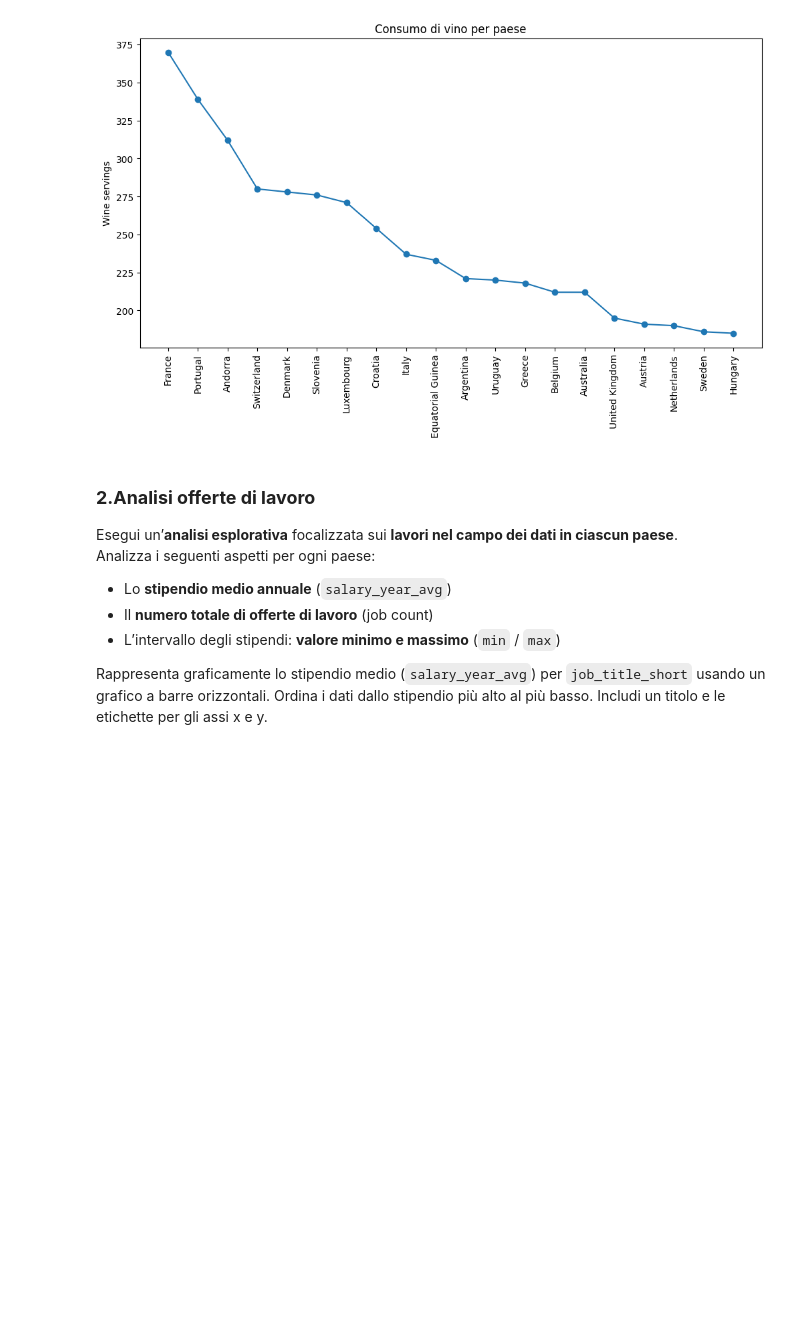
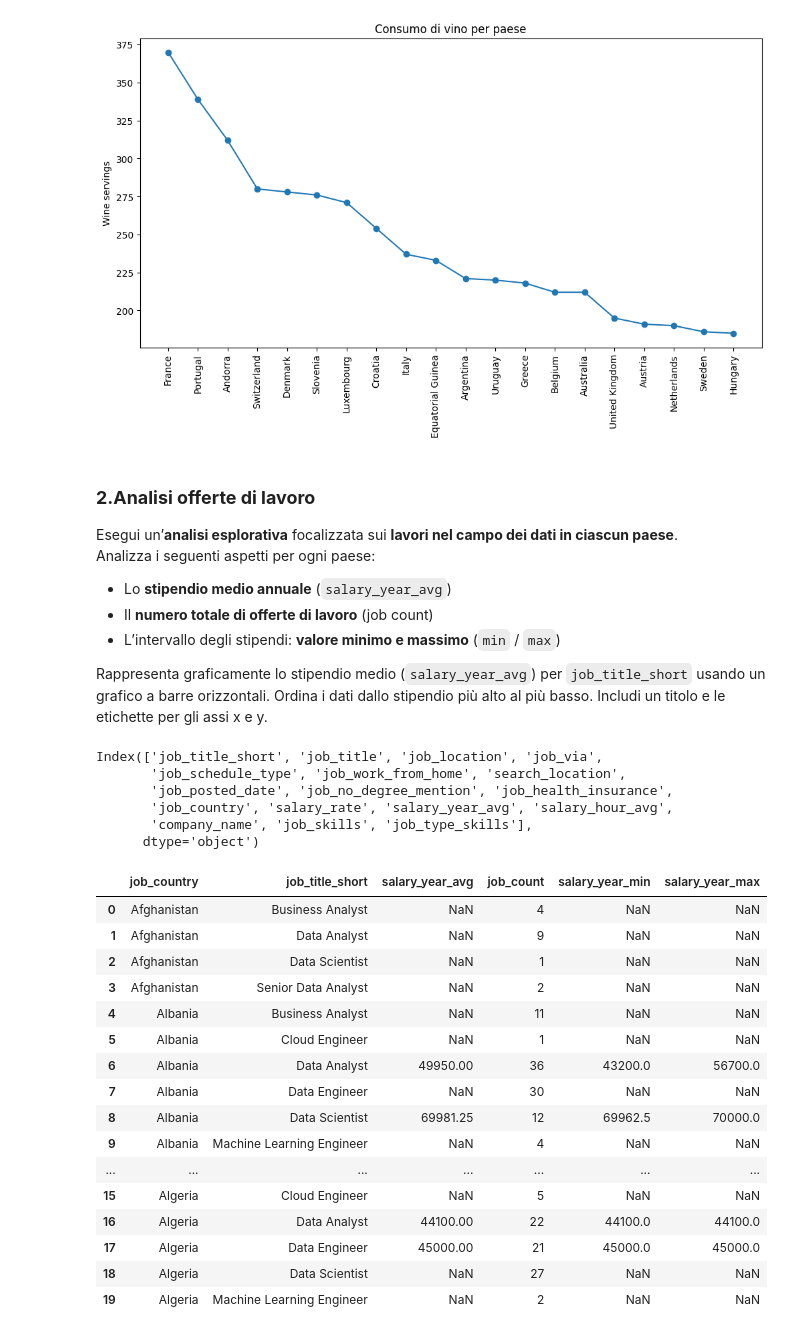
Before and after one commit to lisacontardo/Lab_2, a Jupyter notebook: 3_Esercizi_lez_3.ipynb, the cells around one changed output. Saved outputs shown, nothing was run; the diff lists cells and outputs as text; code cells hidden in the pictures; blank space fills up the shorter version.

```diff
--- a/3_Esercizi_lez_3.ipynb
+++ b/3_Esercizi_lez_3.ipynb
@@ -130,17 +130,44 @@ Rappresenta graficamente lo stipendio medio (`salary_year_avg`) per `job_title_s
 # %%
 import pandas as pd
 from datasets import load_dataset
 
 dataset = load_dataset('lukebarousse/data_jobs')
 df = dataset['train'].to_pandas()
 
 df['job_posted_date'] = pd.to_datetime(df['job_posted_date'])
+#per capire i nomi delle colonne del dataframe
+print(df.columns)
 
-agg_country = df.groupby(['country', 'job_title_short']).agg(
+agg_country = df.groupby(['job_country', 'job_title_short']).agg(
     salary_year_avg=('salary_year_avg', 'mean'),
     job_count=('job_title_short', 'count'),
-    salary_year_min=('salary_year_min', 'min'),
-    salary_year_max=('salary_year_max', 'max')
-)
+    salary_year_min=('salary_year_avg', 'min'),
+    salary_year_max=('salary_year_avg', 'max')
+).reset_index()
+#reset_index() perchè dopo il groupby mi servono le variabili come colonne
 
-#grafico a barre orizzontali dello stipendio medio (ordine decrescente)
+agg_country.head(20)
+# %% [output]
+Index(['job_title_short', 'job_title', 'job_location', 'job_via',
+       'job_schedule_type', 'job_work_from_home', 'search_location',
+       'job_posted_date', 'job_no_degree_mention', 'job_health_insurance',
+       'job_country', 'salary_rate', 'salary_year_avg', 'salary_hour_avg',
+       'company_name', 'job_skills', 'job_type_skills'],
+      dtype='object')
+|  | job_country | job_title_short | salary_year_avg | job_count | salary_year_min | salary_year_max |
+| 0 | Afghanistan | Business Analyst | NaN | 4 | NaN | NaN |
+| 1 | Afghanistan | Data Analyst | NaN | 9 | NaN | NaN |
+| 2 | Afghanistan | Data Scientist | NaN | 1 | NaN | NaN |
+| 3 | Afghanistan | Senior Data Analyst | NaN | 2 | NaN | NaN |
+| 4 | Albania | Business Analyst | NaN | 11 | NaN | NaN |
+| 5 | Albania | Cloud Engineer | NaN | 1 | NaN | NaN |
+| 6 | Albania | Data Analyst | 49950.00 | 36 | 43200.0 | 56700.0 |
+| 7 | Albania | Data Engineer | NaN | 30 | NaN | NaN |
+| 8 | Albania | Data Scientist | 69981.25 | 12 | 69962.5 | 70000.0 |
+| 9 | Albania | Machine Learning Engineer | NaN | 4 | NaN | NaN |
+| ... | ... | ... | ... | ... | ... | ... |
+| 15 | Algeria | Cloud Engineer | NaN | 5 | NaN | NaN |
+| 16 | Algeria | Data Analyst | 44100.00 | 22 | 44100.0 | 44100.0 |
+| 17 | Algeria | Data Engineer | 45000.00 | 21 | 45000.0 | 45000.0 |
+| 18 | Algeria | Data Scientist | NaN | 27 | NaN | NaN |
+| 19 | Algeria | Machine Learning Engineer | NaN | 2 | NaN | NaN |
```
Also changed, not shown: parts of 1 cell of this notebook.
